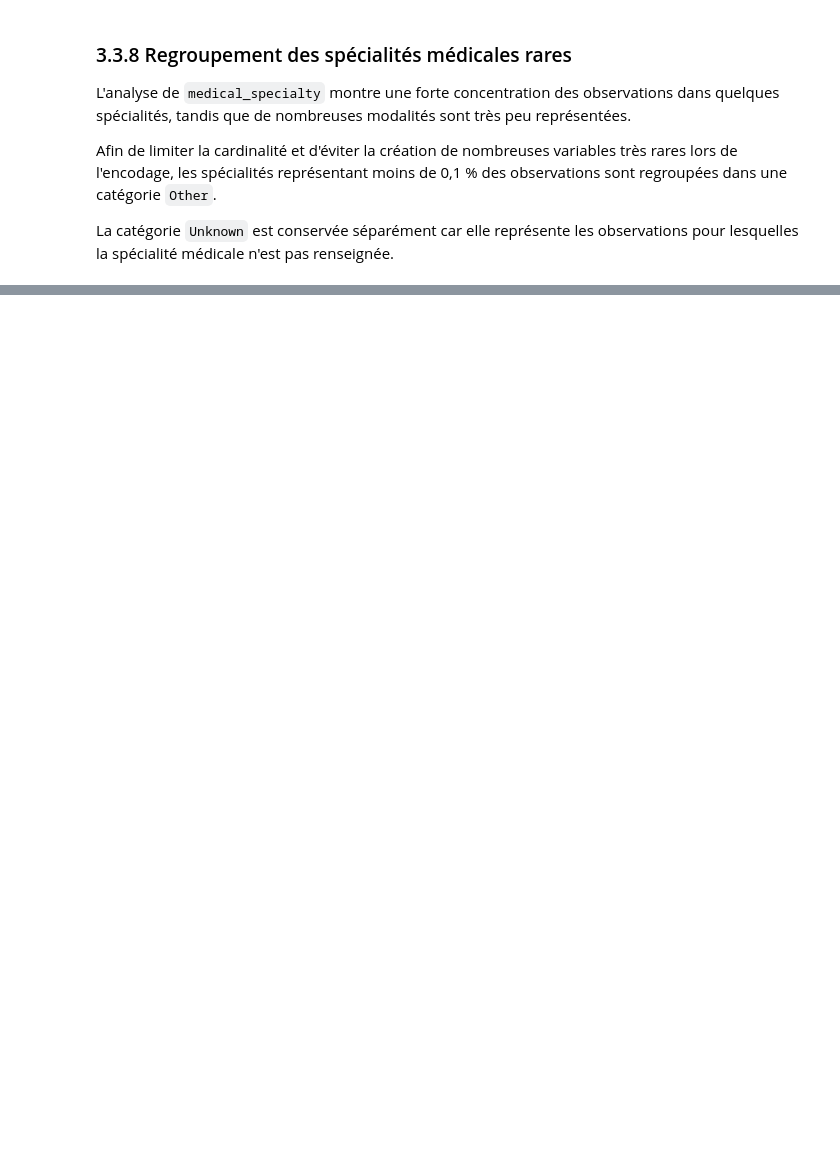
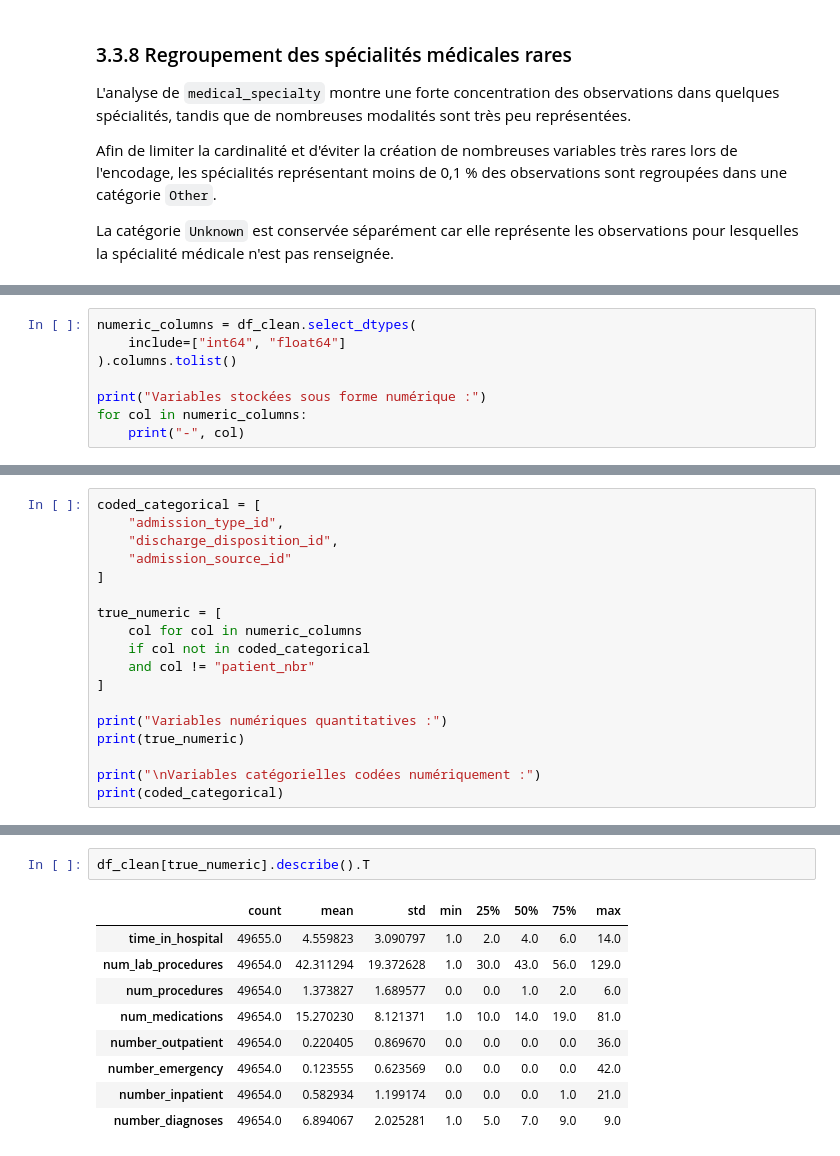
Before and after one commit to AlaKh09/Mentalist, a Jupyter notebook: mentalist_part1.ipynb, the cells around one changed output, grey strips where cells are left out. Cells and saved outputs as stored; diff of their text form; blank space fills up the shorter version.

```diff
--- a/mentalist_part1.ipynb
+++ b/mentalist_part1.ipynb
@@ -1575,0 +1627,8 @@ Dimensions : (101766, 46)
+# %%
+numeric_columns = df_clean.select_dtypes(
+    include=["int64", "float64"]
+).columns.tolist()
+
+print("Variables stockées sous forme numérique :")
+for col in numeric_columns:
+    print("-", col)
@@ -1575,0 +1671,18 @@ Dimensions : (101766, 46)
+# %%
+coded_categorical = [
+    "admission_type_id",
+    "discharge_disposition_id",
+    "admission_source_id"
+]
+
+true_numeric = [
+    col for col in numeric_columns
+    if col not in coded_categorical
+    and col != "patient_nbr"
+]
+
+print("Variables numériques quantitatives :")
+print(true_numeric)
+
+print("\nVariables catégorielles codées numériquement :")
+print(coded_categorical)
@@ -1575,0 +1705,12 @@ Dimensions : (101766, 46)
+# %%
+df_clean[true_numeric].describe().T
+# %% [output]
+|  | count | mean | std | min | 25% | 50% | 75% | max |
+| time_in_hospital | 49655.0 | 4.559823 | 3.090797 | 1.0 | 2.0 | 4.0 | 6.0 | 14.0 |
+| num_lab_procedures | 49654.0 | 42.311294 | 19.372628 | 1.0 | 30.0 | 43.0 | 56.0 | 129.0 |
+| num_procedures | 49654.0 | 1.373827 | 1.689577 | 0.0 | 0.0 | 1.0 | 2.0 | 6.0 |
+| num_medications | 49654.0 | 15.270230 | 8.121371 | 1.0 | 10.0 | 14.0 | 19.0 | 81.0 |
+| number_outpatient | 49654.0 | 0.220405 | 0.869670 | 0.0 | 0.0 | 0.0 | 0.0 | 36.0 |
+| number_emergency | 49654.0 | 0.123555 | 0.623569 | 0.0 | 0.0 | 0.0 | 0.0 | 42.0 |
+| number_inpatient | 49654.0 | 0.582934 | 1.199174 | 0.0 | 0.0 | 0.0 | 1.0 | 21.0 |
+| number_diagnoses | 49654.0 | 6.894067 | 2.025281 | 1.0 | 5.0 | 7.0 | 9.0 | 9.0 |
```
Also changed, not shown: parts of 68 cells of this notebook.
